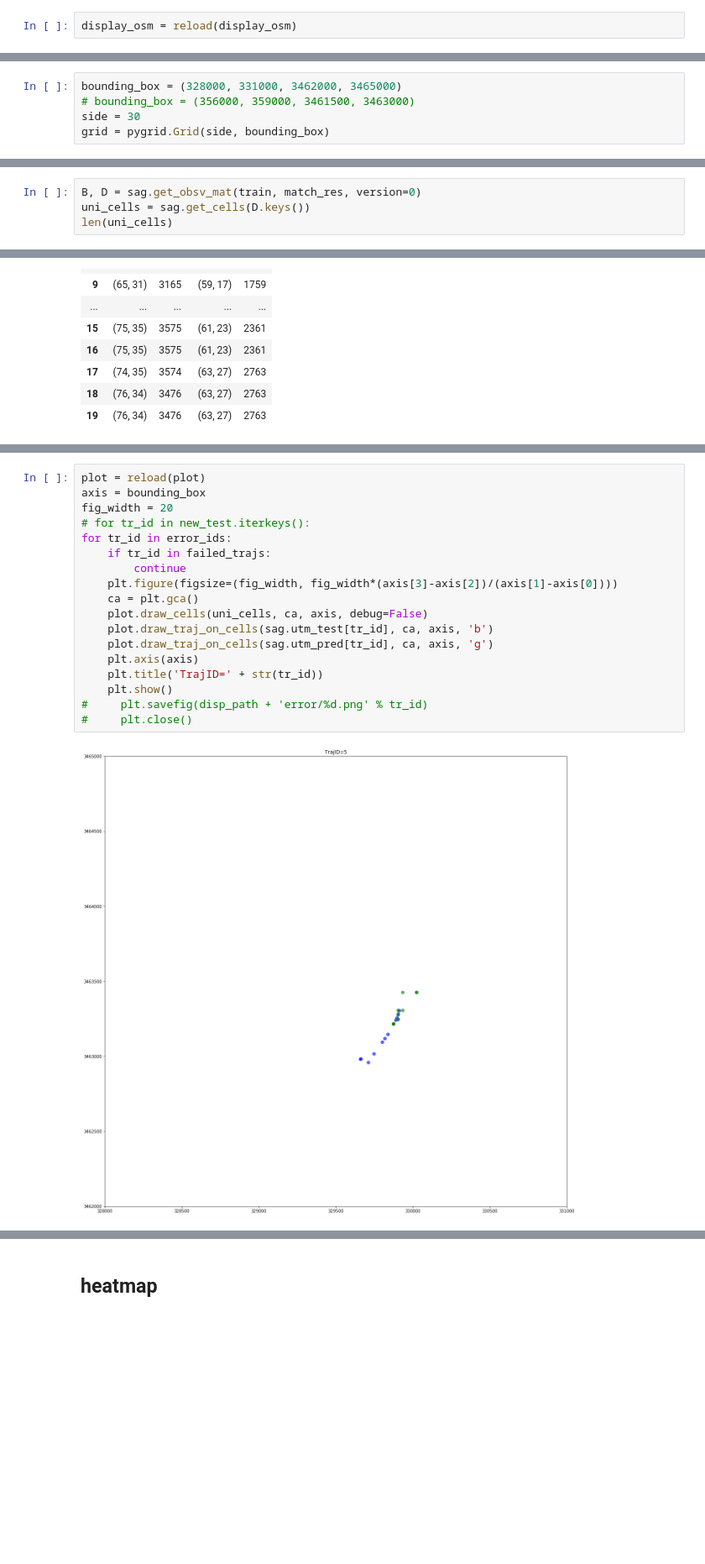
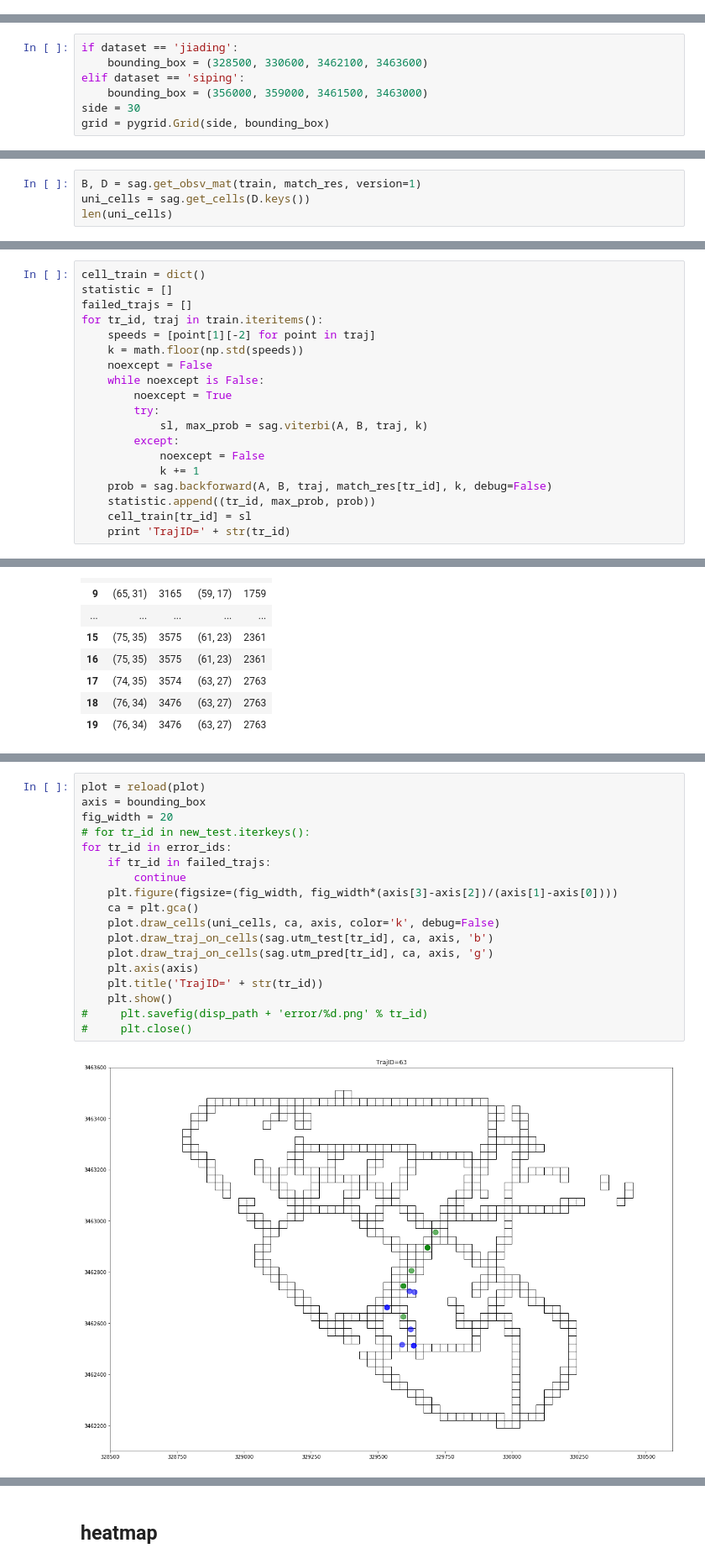
Before and after one commit to happyfarmergo/seqIDLoc, a Jupyter notebook: hmm.ipynb, the cells around one changed output, grey strips where cells are left out. Shown: that part at 84% size. Cells and saved outputs as stored; diff of their text form; blank space fills up the shorter version.

```diff
--- a/hmm.ipynb
+++ b/hmm.ipynb
@@ -106,2 +106,0 @@ tower_df = pd.DataFrame(tl, columns=['Index', 'Latitude', 'Longitude', 'RNCID',
-# %%
-display_osm = reload(display_osm)
@@ -110,6 +107,8 @@ display_osm.gongcan_to_html(tower_df, disp_path + 'towers.html')
 # %%
-bounding_box = (328000, 331000, 3462000, 3465000)
-# bounding_box = (356000, 359000, 3461500, 3463000)
+if dataset == 'jiading':
+    bounding_box = (328500, 330600, 3462100, 3463600)
+elif dataset == 'siping':
+    bounding_box = (356000, 359000, 3461500, 3463000)
 side = 30
 grid = pygrid.Grid(side, bounding_box)
 # %%
@@ -268,7 +251,7 @@ sag = uni_hmm.Sag(grid, slice_map, 0)
 # %%
 A, cell_db = sag.get_trans_mat(match_res, gps3.keys())
 # %%
-B, D = sag.get_obsv_mat(train, match_res, version=0)
+B, D = sag.get_obsv_mat(train, match_res, version=1)
 uni_cells = sag.get_cells(D.keys())
 len(uni_cells)
 # %% [output]
@@ -297,0 +263,19 @@ TrajID=72 Before=11 End=10
+# %%
+cell_train = dict()
+statistic = []
+failed_trajs = []
+for tr_id, traj in train.iteritems():
+    speeds = [point[1][-2] for point in traj]
+    k = math.floor(np.std(speeds))
+    noexcept = False
+    while noexcept is False:
+        noexcept = True
+        try:
+            sl, max_prob = sag.viterbi(A, B, traj, k)
+        except:
+            noexcept = False
+            k += 1
+    prob = sag.backforward(A, B, traj, match_res[tr_id], k, debug=False)
+    statistic.append((tr_id, max_prob, prob))
+    cell_train[tr_id] = sl
+    print 'TrajID=' + str(tr_id)
@@ -461,20 +537,20 @@ summary
 # %%
 plot = reload(plot)
 axis = bounding_box
 fig_width = 20
 # for tr_id in new_test.iterkeys():
 for tr_id in error_ids:
     if tr_id in failed_trajs:
         continue
     plt.figure(figsize=(fig_width, fig_width*(axis[3]-axis[2])/(axis[1]-axis[0])))
     ca = plt.gca()
-    plot.draw_cells(uni_cells, ca, axis, debug=False)
+    plot.draw_cells(uni_cells, ca, axis, color='k', debug=False)
     plot.draw_traj_on_cells(sag.utm_test[tr_id], ca, axis, 'b')
     plot.draw_traj_on_cells(sag.utm_pred[tr_id], ca, axis, 'g')
     plt.axis(axis)
     plt.title('TrajID=' + str(tr_id))
     plt.show()
 #     plt.savefig(disp_path + 'error/%d.png' % tr_id)
 #     plt.close()
 # %% [output]
-[figure, old version]
+[figure, new version]
```
Also changed, not shown: parts of 23 cells of this notebook, 10 other files.
